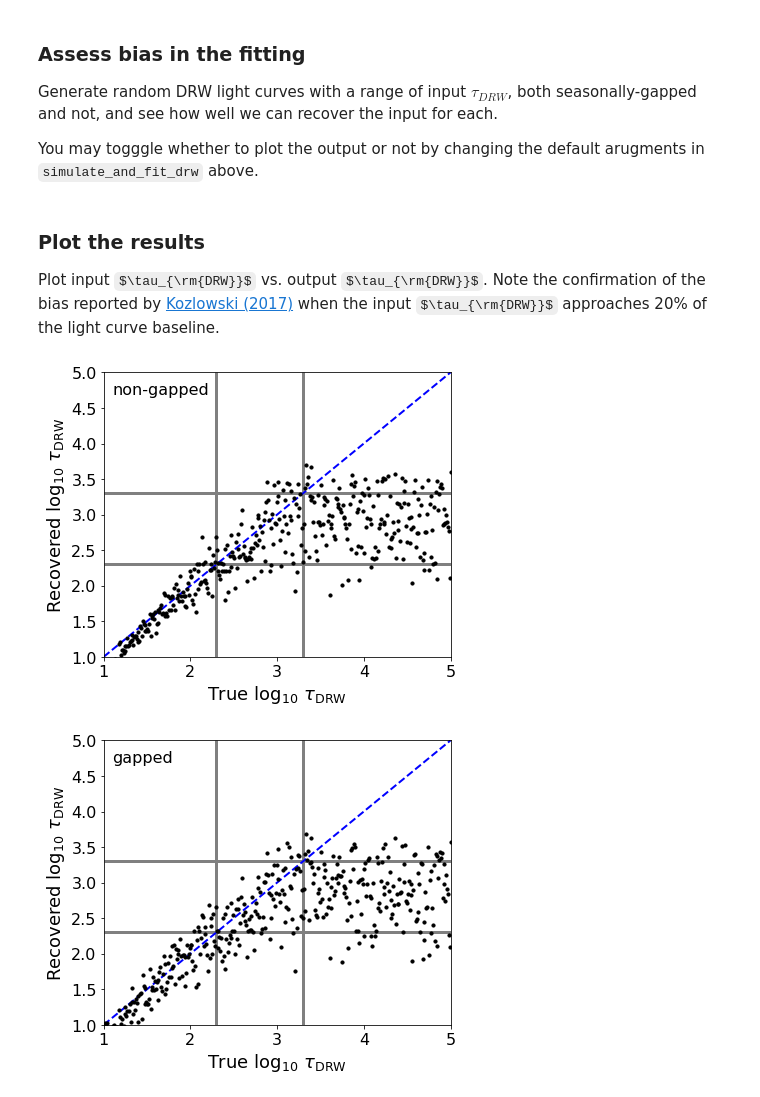
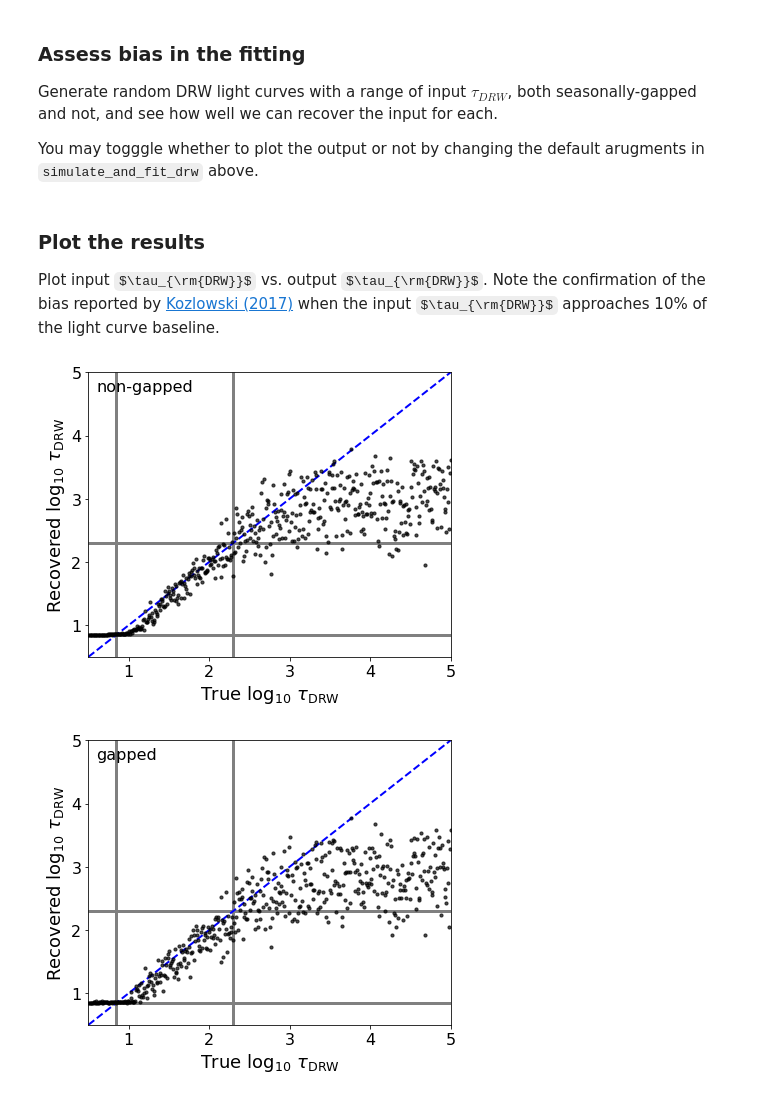
Before and after one commit to burke86/taufit, a Jupyter notebook: demo.ipynb, the cells around one changed output. Cells and saved outputs as stored; diff of their text form; code cells hidden in the pictures; some formulas as TeX source.

Commit message:
cleanup, add cadence lower limits to tau

```diff
--- a/demo.ipynb
+++ b/demo.ipynb
@@ -34,10 +30,10 @@ Generate simualted light curve with 6 seasons
 # %%
 #num_seasons = 6
 #season_duration = 120 # days
-#cadence = 7 # days
+cadence = 7 # days
 #x = [np.arange(365*i, 365*i + season_duration, cadence) for i in range(num_seasons)]
 #x = np.array(x).flatten()
-x = np.arange(0,2000,7)
+x = np.arange(0,2000,cadence)
 # %% [markdown]
 Define function to simulate DRW light curves with similar amplitude fluctuations at a given timescale, typical mean magnitude, and error bars, with Gaussian white noise.
 # %%
@@ -187,14 +183,14 @@ def simulate_gapped(x, log_tau_drw, sigma_hat=0.2, ymean=20, ysigma=0.02, seed=N
     y_gap = np.concatenate(y_gap)
     yerr_gap = np.concatenate(yerr_gap)
     # Note the inputs to fit_drw must have astropy units
-    gp, samples = fit_drw(x_gap*u.day, y_gap*u.mag, yerr_gap*u.mag, plot=plot, verbose=verbose)
+    gp, samples = fit_drw(x_gap*u.day, y_gap*u.mag, yerr_gap*u.mag, plot=plot, verbose=verbose, nburn=50, nsamp=200)
     log_tau_drw_recovered2 = np.log10(1/np.exp(np.median(samples[:,1])))
     #
     return log_tau_drw, log_tau_drw_recovered, log_tau_drw_recovered2
 # %%
 # Generate input taus
 x = np.arange(0,2000,7)
-log_tau_drw_true = np.linspace(1, 5, 20*20)
+log_tau_drw_true = np.linspace(0.5, 5, 500)
 # Use multiprocessing to pool each fitting to a simulated light curve
 pool = Pool(20)
 args = zip([x]*len(log_tau_drw_true), log_tau_drw_true)
@@ -205,40 +201,40 @@ taus = np.array(taus)
 # %% [markdown]
 ### Plot the results
 
-Plot input $\tau_{\rm{DRW}}$ vs. output $\tau_{\rm{DRW}}$. Note the confirmation of the bias reported by [Kozlowski (2017)](https://ui.adsabs.harvard.edu/abs/2017A%26A...597A.128K/abstract) when the input $\tau_{\rm{DRW}}$ approaches 20% of the light curve baseline.
+Plot input $\tau_{\rm{DRW}}$ vs. output $\tau_{\rm{DRW}}$. Note the confirmation of the bias reported by [Kozlowski (2017)](https://ui.adsabs.harvard.edu/abs/2017A%26A...597A.128K/abstract) when the input $\tau_{\rm{DRW}}$ approaches 10% of the light curve baseline.
 # %%
 fig,ax = plt.subplots(1,1,figsize=(6,5), sharey=True)
-ax.scatter(taus[:,0], taus[:,1], s=10, c='k')
-ax.set_xlim(1,5)
-ax.set_ylim(1,5)
-ax.plot([1,5],[1,5], lw=2, color='b', zorder=-1, linestyle='dashed')
+ax.scatter(taus[:,0], taus[:,1], s=10, c='k', alpha=0.7)
+ax.set_xlim(0.5,5)
+ax.set_ylim(0.5,5)
+ax.plot([0.5,5],[0.5,5], lw=2, color='b', zorder=-1, linestyle='dashed')
 ax.tick_params('both',labelsize=16)
 ax.set_xlabel(r'True $\log_{10}\ \tau_{\rm{DRW}}$',fontsize=18)
 ax.set_ylabel(r'Recovered $\log_{10}\ \tau_{\rm{DRW}}$',fontsize=18)
 baseline = np.max(x) - np.min(x)
-ax.vlines(np.log10(baseline),1,5, color='grey', lw=3, zorder=-1)
-ax.hlines(np.log10(baseline),1,5, color='grey', lw=3, zorder=-1)
-ax.vlines(np.log10(0.1*baseline),1,5, color='grey', lw=3, zorder=-1)
-ax.hlines(np.log10(0.1*baseline),1,5, color='grey', lw=3, zorder=-1)
-ax.text(1.1, 4.7, 'non-gapped', fontsize=16)
+ax.vlines(np.log10(cadence),0.5,5, color='grey', lw=3, zorder=-1)
+ax.hlines(np.log10(cadence),0.5,5, color='grey', lw=3, zorder=-1)
+ax.vlines(np.log10(0.1*baseline),0.5,5, color='grey', lw=3, zorder=-1)
+ax.hlines(np.log10(0.1*baseline),0.5,5, color='grey', lw=3, zorder=-1)
+ax.text(0.6, 4.7, 'non-gapped', fontsize=16)
 fig.tight_layout()
 # %% [output]
-[figure, old version]
+[figure, new version]
 # %%
 fig,ax = plt.subplots(1,1,figsize=(6,5), sharey=True)
-ax.scatter(taus[:,0], taus[:,2], s=10, c='k')
-ax.set_xlim(1,5)
-ax.set_ylim(1,5)
-ax.plot([1,5],[1,5], lw=2, color='b', zorder=-1, linestyle='dashed')
+ax.scatter(taus[:,0], taus[:,2], s=10, c='k', alpha=0.7)
+ax.set_xlim(0.5,5)
+ax.set_ylim(0.5,5)
+ax.plot([0.5,5],[0.5,5], lw=2, color='b', zorder=-1, linestyle='dashed')
 ax.tick_params('both',labelsize=16)
 ax.set_xlabel(r'True $\log_{10}\ \tau_{\rm{DRW}}$',fontsize=18)
 ax.set_ylabel(r'Recovered $\log_{10}\ \tau_{\rm{DRW}}$',fontsize=18)
 baseline = np.max(x) - np.min(x)
-ax.vlines(np.log10(baseline),1,5, color='grey', lw=3, zorder=-1)
-ax.hlines(np.log10(baseline),1,5, color='grey', lw=3, zorder=-1)
-ax.vlines(np.log10(0.1*baseline),1,5, color='grey', lw=3, zorder=-1)
-ax.hlines(np.log10(0.1*baseline),1,5, color='grey', lw=3, zorder=-1)
-ax.text(1.1, 4.7, 'gapped', fontsize=16)
+ax.vlines(np.log10(cadence),0.5,5, color='grey', lw=3, zorder=-1)
+ax.hlines(np.log10(cadence),0.5,5, color='grey', lw=3, zorder=-1)
+ax.vlines(np.log10(0.1*baseline),0.5,5, color='grey', lw=3, zorder=-1)
+ax.hlines(np.log10(0.1*baseline),0.5,5, color='grey', lw=3, zorder=-1)
+ax.text(0.6, 4.7, 'gapped', fontsize=16)
 fig.tight_layout()
 # %% [output]
-[figure, old version]
+[figure, new version]
```
Also changed, not shown: parts of 2 cells of this notebook, 2 other files.
